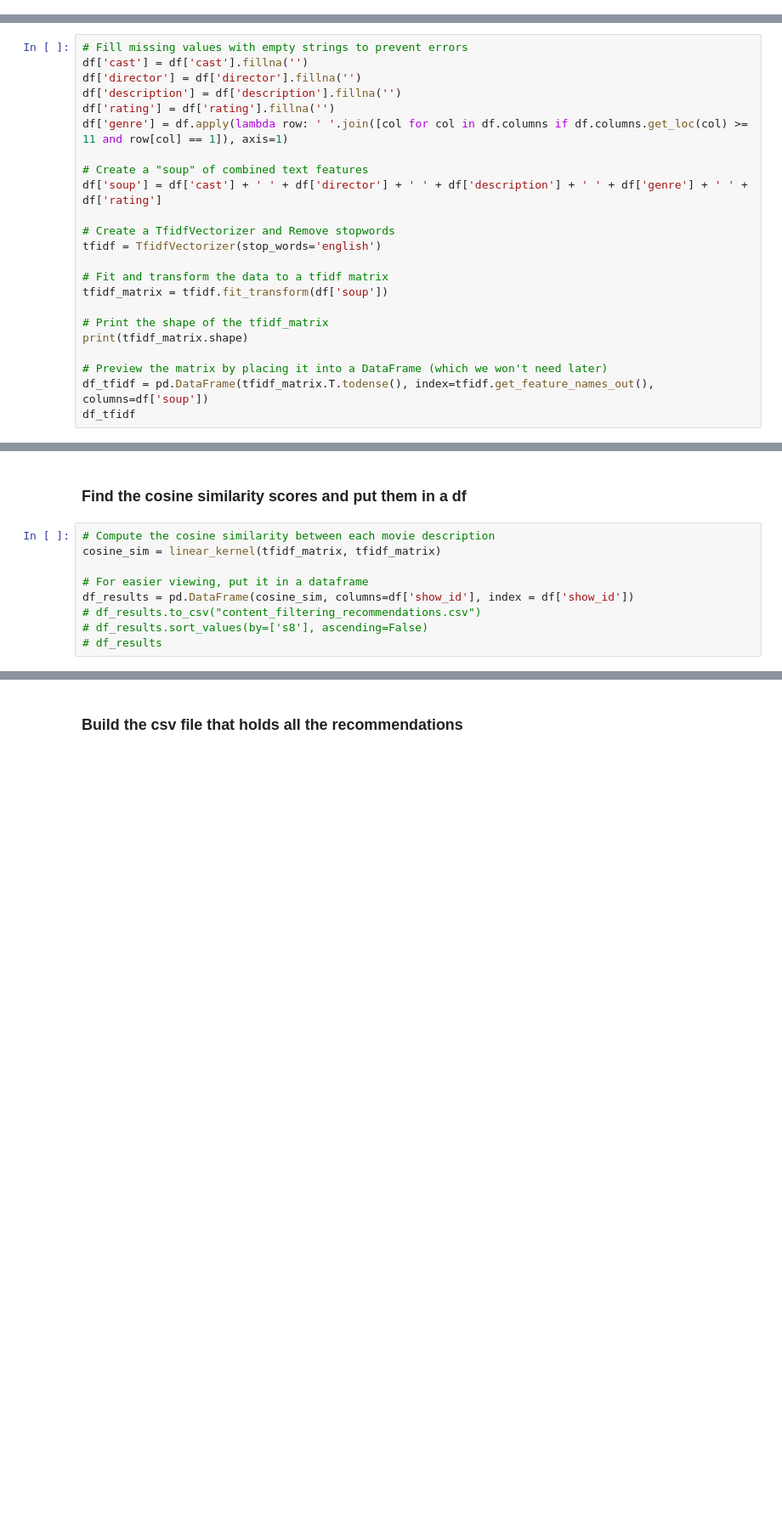
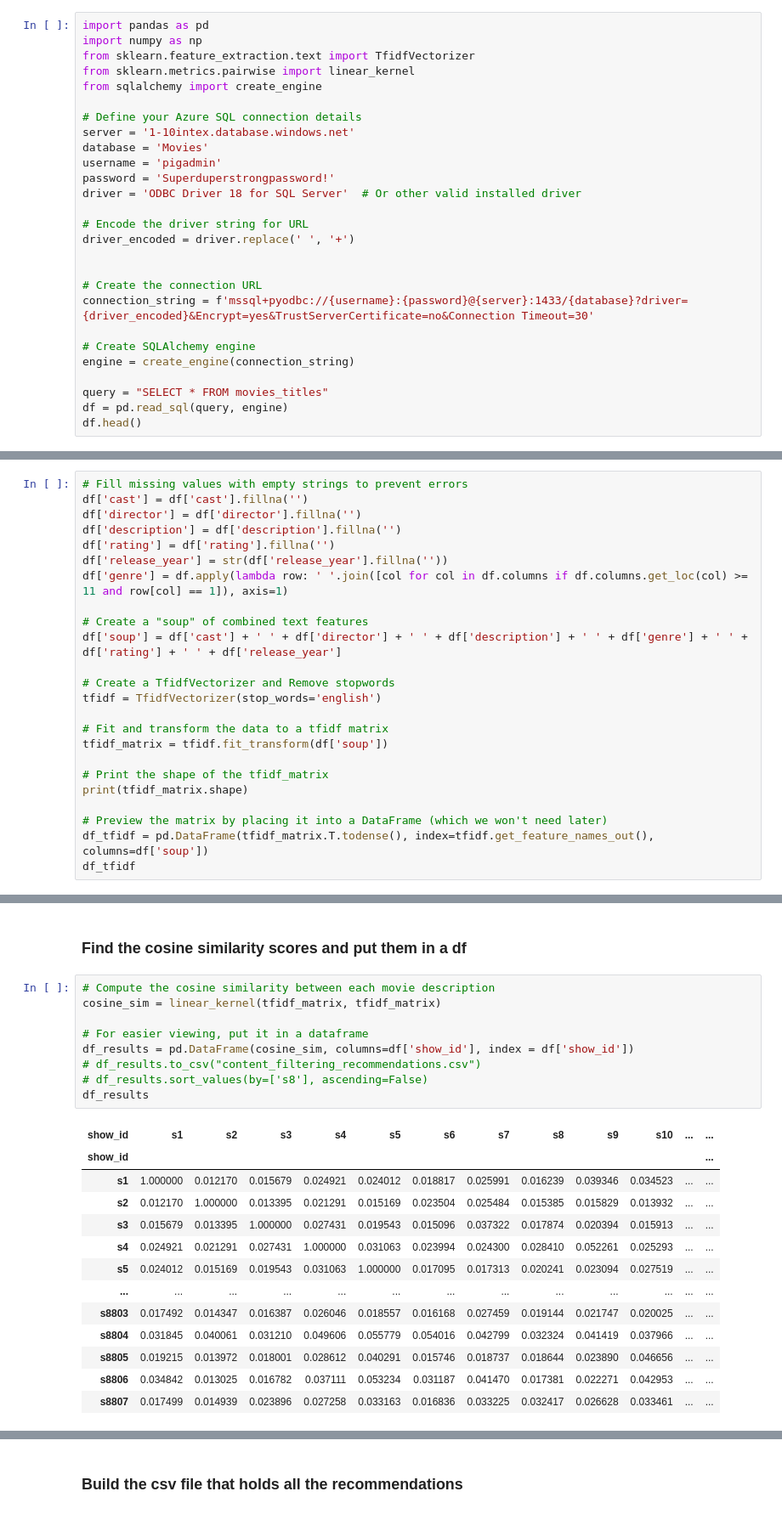
Before and after one commit to sand20man/Winter_Intex_1-10, a Jupyter notebook: ContentFilterRecommender.ipynb, the cells around one changed output, grey strips where cells are left out. Shown: that part at 85% size. Drawn from its saved outputs; the diff is of its cells as text; blank space fills up the shorter version.

```diff
--- a/ContentFilterRecommender.ipynb
+++ b/ContentFilterRecommender.ipynb
@@ -17,0 +3,27 @@ df.head()
+# %%
+import pandas as pd
+import numpy as np
+from sklearn.feature_extraction.text import TfidfVectorizer
+from sklearn.metrics.pairwise import linear_kernel
+from sqlalchemy import create_engine
+
+# Define your Azure SQL connection details
+server = '1-10intex.database.windows.net'
+database = 'Movies'
+username = 'pigadmin'
+password = 'Superduperstrongpassword!'
+driver = 'ODBC Driver 18 for SQL Server'  # Or other valid installed driver
+
+# Encode the driver string for URL
+driver_encoded = driver.replace(' ', '+')
+
+
+# Create the connection URL
+connection_string = f'mssql+pyodbc://{username}:{password}@{server}:1433/{database}?driver={driver_encoded}&Encrypt=yes&TrustServerCertificate=no&Connection Timeout=30'
+
+# Create SQLAlchemy engine
+engine = create_engine(connection_string)
+
+query = "SELECT * FROM movies_titles"
+df = pd.read_sql(query, engine)
+df.head()
@@ -28,10 +67,11 @@ df['cast'] = df['cast'].fillna('')
 df['director'] = df['director'].fillna('')
 df['description'] = df['description'].fillna('')
 df['rating'] = df['rating'].fillna('')
+df['release_year'] = str(df['release_year'].fillna(''))
 df['genre'] = df.apply(lambda row: ' '.join([col for col in df.columns if df.columns.get_loc(col) >= 11 and row[col] == 1]), axis=1)
 
 # Create a "soup" of combined text features
-df['soup'] = df['cast'] + ' ' + df['director'] + ' ' + df['description'] + ' ' + df['genre'] + ' ' + df['rating']
+df['soup'] = df['cast'] + ' ' + df['director'] + ' ' + df['description'] + ' ' + df['genre'] + ' ' + df['rating'] + ' ' + df['release_year']
 
 # Create a TfidfVectorizer and Remove stopwords
 tfidf = TfidfVectorizer(stop_words='english')
@@ -65,9 +105,23 @@ df_tfidf
 # %%
 # Compute the cosine similarity between each movie description
 cosine_sim = linear_kernel(tfidf_matrix, tfidf_matrix)
 
 # For easier viewing, put it in a dataframe
 df_results = pd.DataFrame(cosine_sim, columns=df['show_id'], index = df['show_id'])
 # df_results.to_csv("content_filtering_recommendations.csv")
 # df_results.sort_values(by=['s8'], ascending=False)
-# df_results
+df_results
+# %% [output]
+| show_id | s1 | s2 | s3 | s4 | s5 | s6 | s7 | s8 | s9 | s10 | ... | ... |
+| show_id |  |  |  |  |  |  |  |  |  |  |  | ... |
+| s1 | 1.000000 | 0.012170 | 0.015679 | 0.024921 | 0.024012 | 0.018817 | 0.025991 | 0.016239 | 0.039346 | 0.034523 | ... | ... |
+| s2 | 0.012170 | 1.000000 | 0.013395 | 0.021291 | 0.015169 | 0.023504 | 0.025484 | 0.015385 | 0.015829 | 0.013932 | ... | ... |
+| s3 | 0.015679 | 0.013395 | 1.000000 | 0.027431 | 0.019543 | 0.015096 | 0.037322 | 0.017874 | 0.020394 | 0.015913 | ... | ... |
+| s4 | 0.024921 | 0.021291 | 0.027431 | 1.000000 | 0.031063 | 0.023994 | 0.024300 | 0.028410 | 0.052261 | 0.025293 | ... | ... |
+| s5 | 0.024012 | 0.015169 | 0.019543 | 0.031063 | 1.000000 | 0.017095 | 0.017313 | 0.020241 | 0.023094 | 0.027519 | ... | ... |
+| ... | ... | ... | ... | ... | ... | ... | ... | ... | ... | ... | ... | ... |
+| s8803 | 0.017492 | 0.014347 | 0.016387 | 0.026046 | 0.018557 | 0.016168 | 0.027459 | 0.019144 | 0.021747 | 0.020025 | ... | ... |
+| s8804 | 0.031845 | 0.040061 | 0.031210 | 0.049606 | 0.055779 | 0.054016 | 0.042799 | 0.032324 | 0.041419 | 0.037966 | ... | ... |
+| s8805 | 0.019215 | 0.013972 | 0.018001 | 0.028612 | 0.040291 | 0.015746 | 0.018737 | 0.018644 | 0.023890 | 0.046656 | ... | ... |
+| s8806 | 0.034842 | 0.013025 | 0.016782 | 0.037111 | 0.053234 | 0.031187 | 0.041470 | 0.017381 | 0.022271 | 0.042953 | ... | ... |
+| s8807 | 0.017499 | 0.014939 | 0.023896 | 0.027258 | 0.033163 | 0.016836 | 0.033225 | 0.032417 | 0.026628 | 0.033461 | ... | ... |
```
Also changed, not shown: parts of 9 cells of this notebook, 1 other file.
